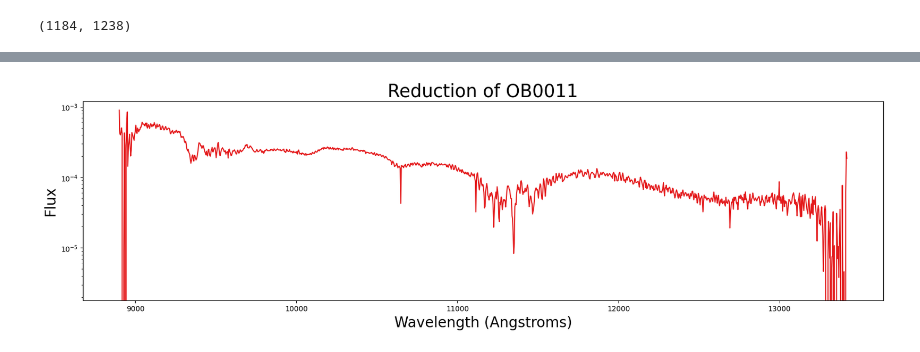
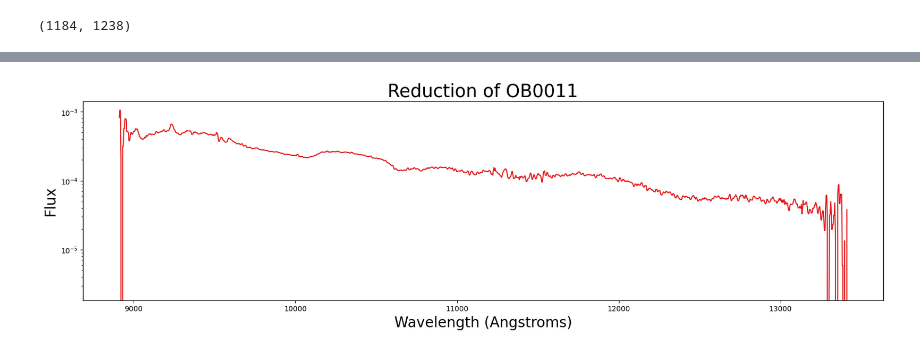
Before and after one commit to SN-ICE/EMIR_pipeline, a Jupyter notebook: examples/OB0011_interactive_example.ipynb, the cells around one changed output, grey strips where cells are left out. Cells and saved outputs as stored; diff of their text form; code cells hidden in the pictures.

```diff
--- a/examples/OB0011_interactive_example.ipynb
+++ b/examples/OB0011_interactive_example.ipynb
@@ -81,10 +81,10 @@ Text(0.5, 1.0, 'Response Curve')
 # %%
 fig, ax = plt.subplots(1,1, figsize=(20,5))
-ax.plot(wave, flux)
+ax.plot(wave, smooth(flux, radius=5))
 ax.set_xlabel('Wavelength (Angstroms)', fontsize=20) ; ax.set_ylabel('Flux', fontsize=20)
 ax.set_yscale('log')
 ax.set_title("Reduction of OB0011", fontsize=25)
 
 plt.show()
 # %% [output]
-[figure, old version]
+[figure, new version]
```
Also changed, not shown: parts of 2 cells of this notebook, 7 other files.
